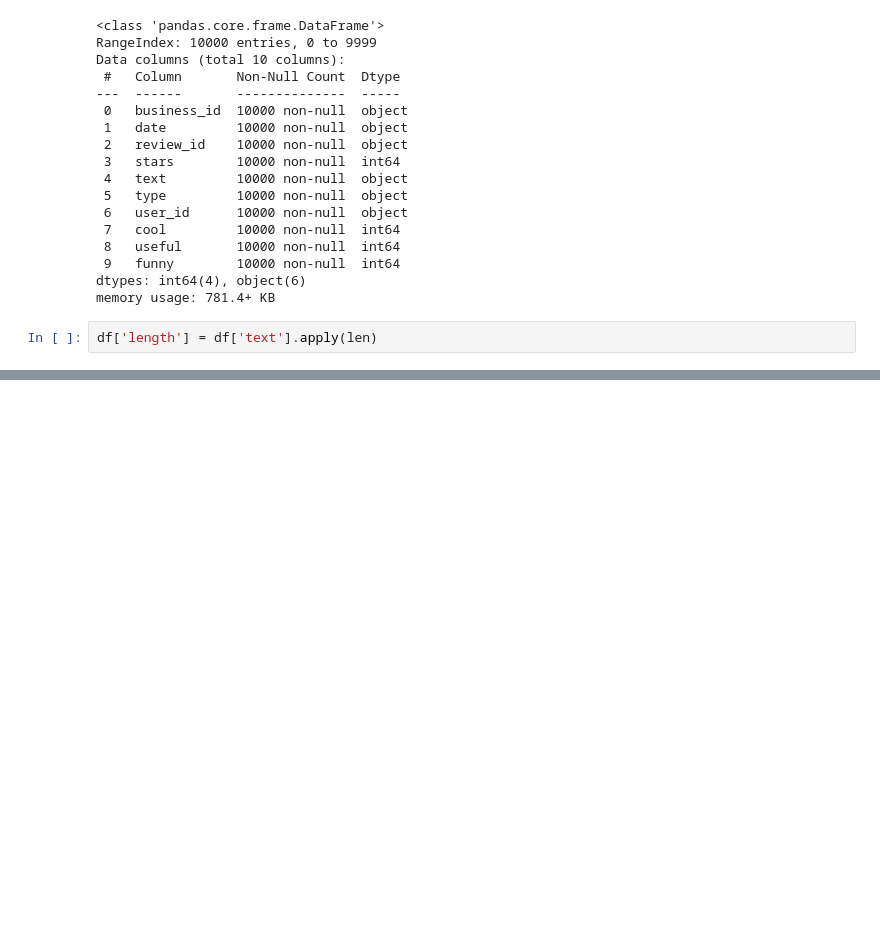
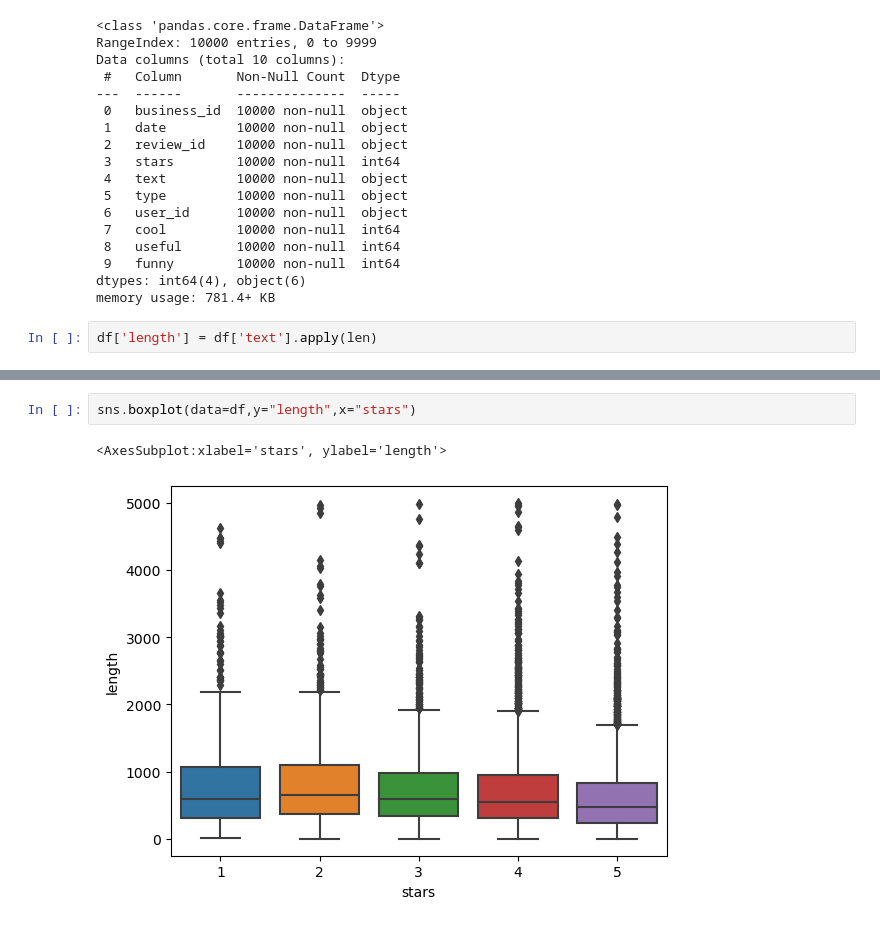
Before and after one commit to Alton1998/data-science-full-work, a Jupyter notebook: NLP Project.ipynb, the cells around one changed output, grey strips where cells are left out. Drawn from its saved outputs; the diff is of its cells as text; blank space fills up the shorter version.

```diff
--- a/NLP Project.ipynb
+++ b/NLP Project.ipynb
@@ -61,0 +68,5 @@ df.head()
+# %%
+sns.boxplot(data=df,y="length",x="stars")
+# %% [output]
+<AxesSubplot:xlabel='stars', ylabel='length'>
+[figure, added]
```
Also changed, not shown: parts of 36 cells of this notebook.
